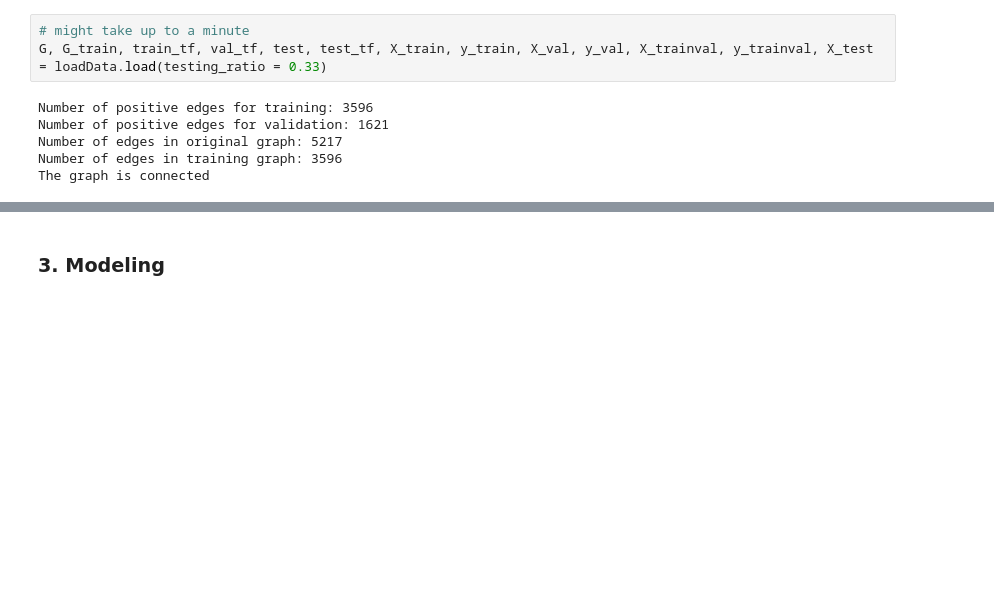
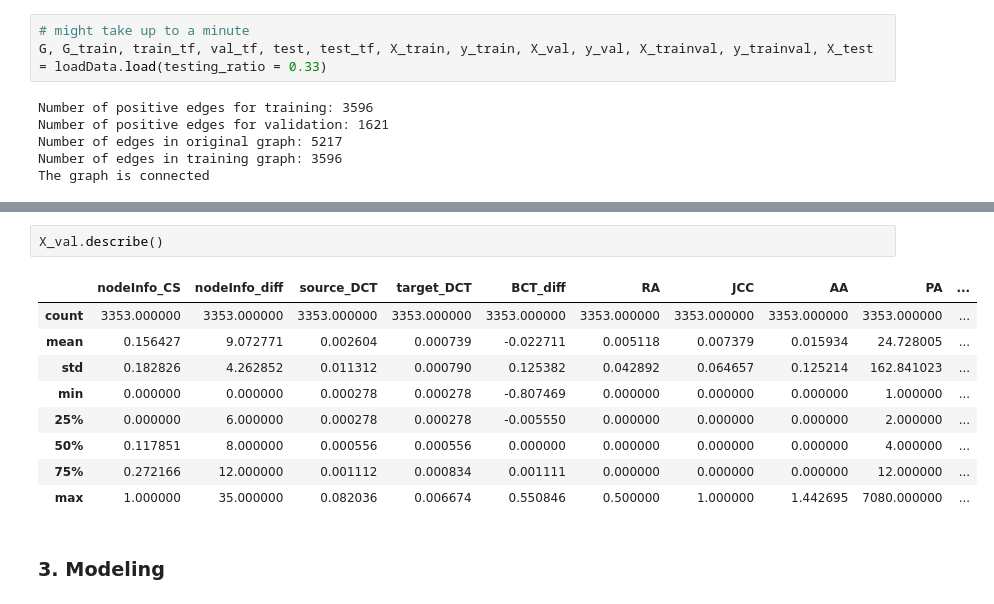
Before and after one commit to lassefschmidt/Network-Science_Challenge, a Jupyter notebook: 1_Model Training and Evaluation.ipynb, the cells around one changed output, grey strips where cells are left out. Saved outputs shown, nothing was run; the diff lists cells and outputs as text; blank space fills up the shorter version.

```diff
--- a/1_Model Training and Evaluation.ipynb
+++ b/1_Model Training and Evaluation.ipynb
@@ -77,2 +77,14 @@ for df in [train_tf, val_tf]:
+# %%
+X_val.describe()
+# %% [output]
+|  | nodeInfo_CS | nodeInfo_diff | source_DCT | target_DCT | BCT_diff | RA | JCC | AA | PA | ... |
+| count | 3353.000000 | 3353.000000 | 3353.000000 | 3353.000000 | 3353.000000 | 3353.000000 | 3353.000000 | 3353.000000 | 3353.000000 | ... |
+| mean | 0.156427 | 9.072771 | 0.002604 | 0.000739 | -0.022711 | 0.005118 | 0.007379 | 0.015934 | 24.728005 | ... |
+| std | 0.182826 | 4.262852 | 0.011312 | 0.000790 | 0.125382 | 0.042892 | 0.064657 | 0.125214 | 162.841023 | ... |
+| min | 0.000000 | 0.000000 | 0.000278 | 0.000278 | -0.807469 | 0.000000 | 0.000000 | 0.000000 | 1.000000 | ... |
+| 25% | 0.000000 | 6.000000 | 0.000278 | 0.000278 | -0.005550 | 0.000000 | 0.000000 | 0.000000 | 2.000000 | ... |
+| 50% | 0.117851 | 8.000000 | 0.000556 | 0.000556 | 0.000000 | 0.000000 | 0.000000 | 0.000000 | 4.000000 | ... |
+| 75% | 0.272166 | 12.000000 | 0.001112 | 0.000834 | 0.001111 | 0.000000 | 0.000000 | 0.000000 | 12.000000 | ... |
+| max | 1.000000 | 35.000000 | 0.082036 | 0.006674 | 0.550846 | 0.500000 | 1.000000 | 1.442695 | 7080.000000 | ... |
 # %% [markdown]
 ### 3. Modeling
```
Also changed, not shown: parts of 4 cells of this notebook, 4 other files.
